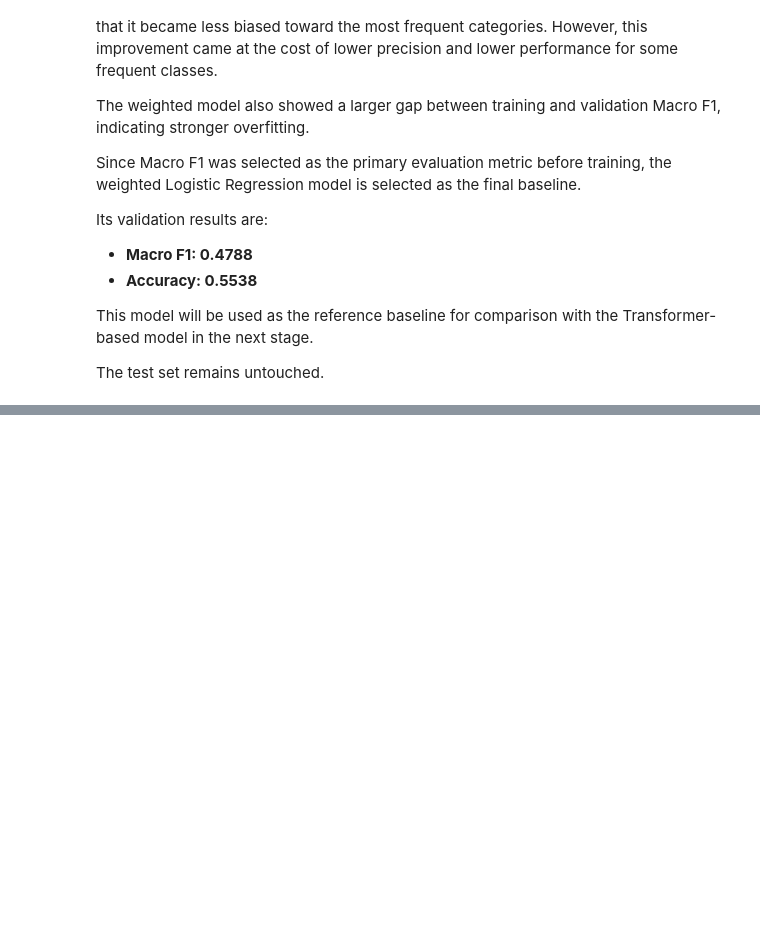
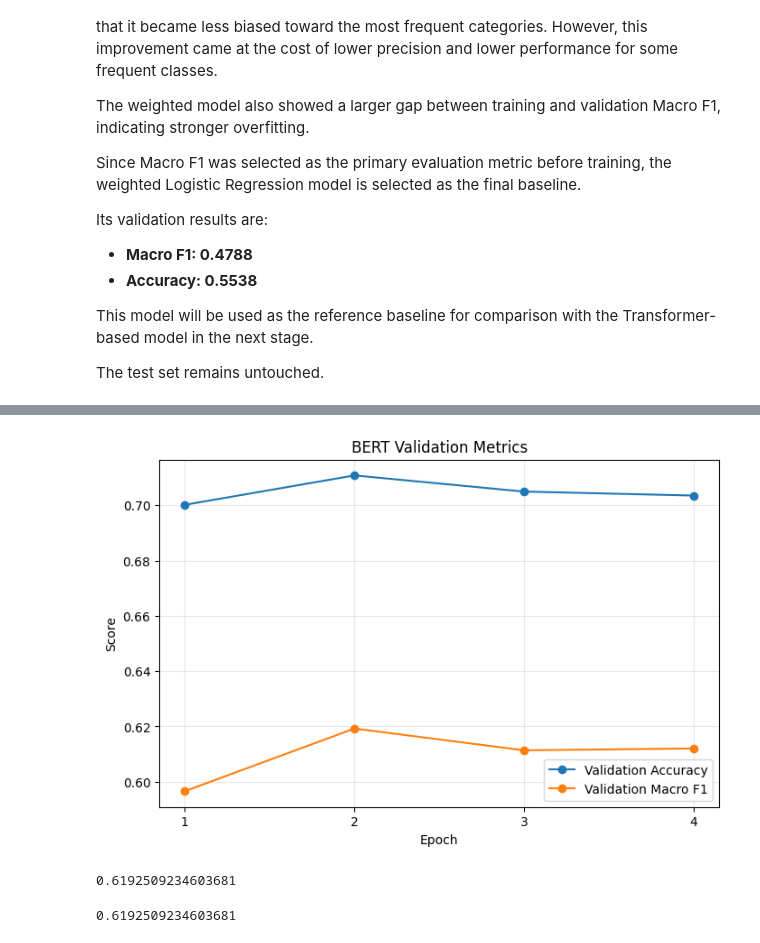
Before and after one commit to IlyaKyazimov/news_category_dataset, a Jupyter notebook: notebook.ipynb, the cells around one changed output, grey strips where cells are left out. Cells and saved outputs as stored; diff of their text form; code cells hidden in the pictures; blank space fills up the shorter version.

```diff
--- a/notebook.ipynb
+++ b/notebook.ipynb
@@ -1016,0 +2176,44 @@ The test set remains untouched.
+# %%
+plt.figure(figsize=(8, 5))
+
+plt.plot(
+    fine_tuning_history_df["epoch"],
+    fine_tuning_history_df[
+        "validation_accuracy"
+    ],
+    marker="o",
+    label="Validation Accuracy",
+)
+
+plt.plot(
+    fine_tuning_history_df["epoch"],
+    fine_tuning_history_df[
+        "validation_macro_f1"
+    ],
+    marker="o",
+    label="Validation Macro F1",
+)
+
+plt.xlabel("Epoch")
+plt.ylabel("Score")
+plt.title("BERT Validation Metrics")
+plt.xticks(fine_tuning_history_df["epoch"])
+plt.legend()
+plt.grid(alpha=0.3)
+plt.show()
+# %% [output]
+[figure, added]
+# %%
+print(
+    f1_score(
+        validation_labels,
+        validation_predictions,
+        average="macro",
+    )
+)
+# %% [output]
+0.6192509234603681
+# %%
+best_validation_metrics["macro_f1"]
+# %% [output]
+0.6192509234603681
```
Also changed, not shown: parts of 103 cells of this notebook.
